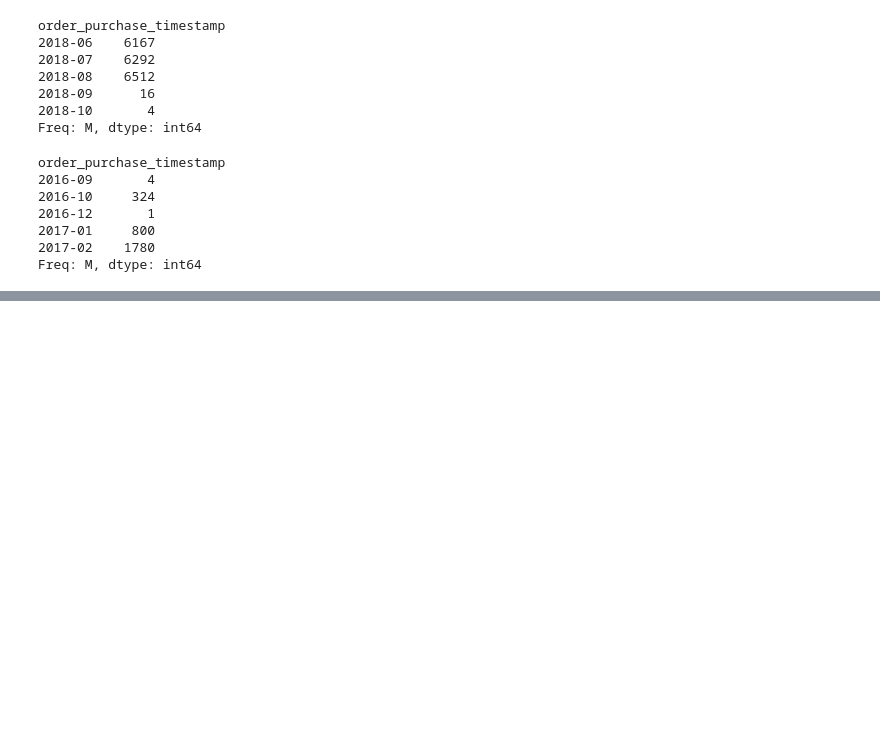
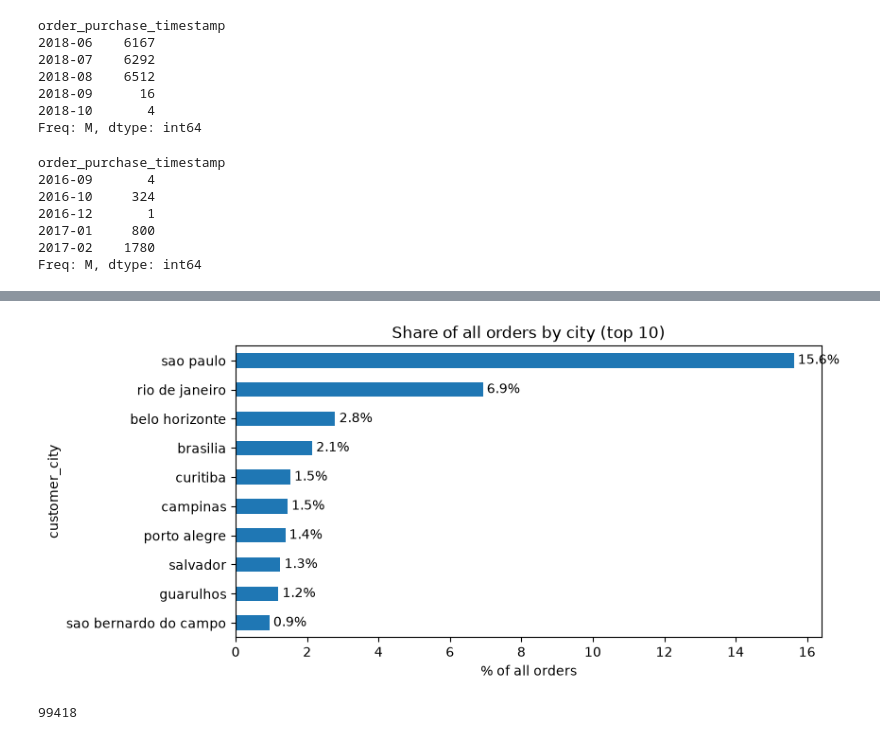
Before and after one commit to LubenPp/olist-ecommerce-analysis, a Jupyter notebook: Untitled.ipynb, the cells around one changed output, grey strips where cells are left out. Cells and saved outputs as stored; diff of their text form; code cells hidden in the pictures; blank space fills up the shorter version.

```diff
--- a/Untitled.ipynb
+++ b/Untitled.ipynb
@@ -235,0 +381,14 @@ Freq: M, dtype: int64
+# %%
+city_share = customers["customer_city"].value_counts(normalize=True).head(10) * 100
+
+ax = city_share.sort_values().plot(kind="barh", figsize=(8, 4), title="Share of all orders by city (top 10)")
+ax.set_xlabel("% of all orders")
+ax.bar_label(ax.containers[0], fmt="%.1f%%", padding=3)
+plt.show()
+# %% [output]
+[figure, added]
+# %%
+orders = orders.drop(index=bad.index)
+print(len(orders))
+# %% [output]
+99418
```
Also changed, not shown: parts of 19 cells of this notebook.
